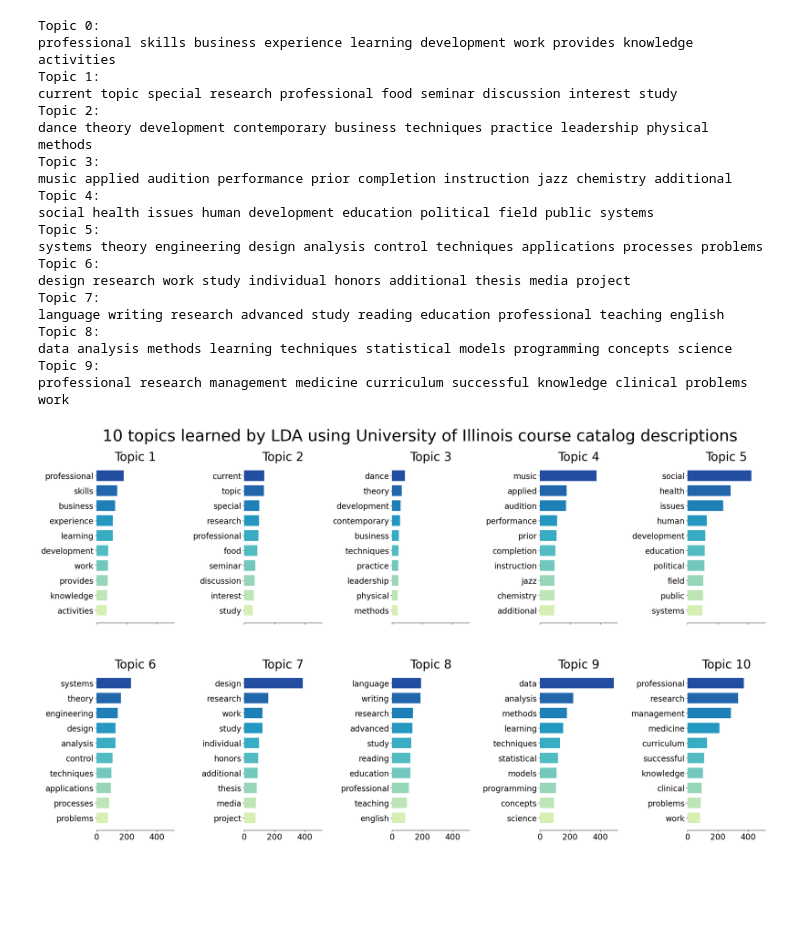
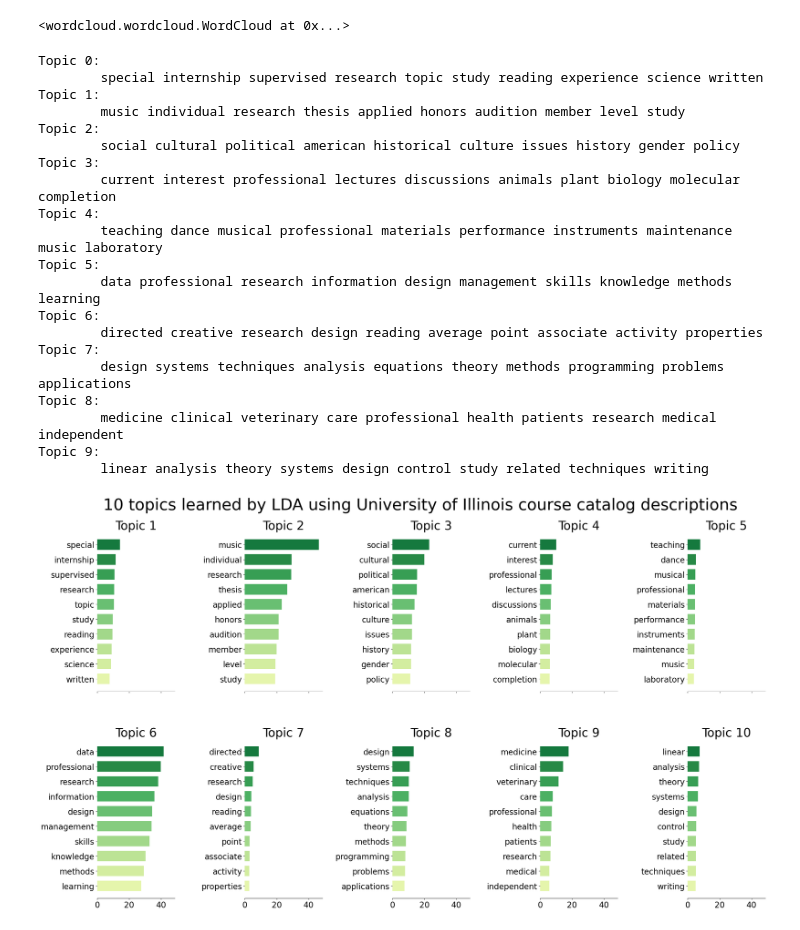
Before and after one commit to hivesew/Latent-Dirichlet-Allocation, a Jupyter notebook: LDA.ipynb, the cells around one changed output. Saved outputs shown, nothing was run; the diff lists cells and outputs as text; code cells hidden in the pictures; blank space fills up the shorter version.

```diff
--- a/LDA.ipynb
+++ b/LDA.ipynb
@@ -31,15 +31,16 @@ catalog_stopwords = stopwords.words('english')
 catalog_stopwords.extend(['see', 'prerequisite', 'hour', 'hours', 'freshman', 'sophomore', 'junior', 'senior', 'standing', 'credit', 'consent', 'equivalent', 'undergraduate', 'graduate', \
                            'may', 'taken', 'course', 'courses', 'students', 'student', 'topics', 'include', 'includes', 'including', 'introduction', 'repeated', 'intended', \
                             'su', 'eps', 'instructor', 'section', 'one', 'vary', 'maximum', 'degree', 'program', 'department', 'register', 'per', 'term', 'terms', 'registration', \
-                            'completed', 'concurrently', 'enrolled', 'enrollment', 'approved', 'letter', 'grading', 'major', 'majors', 'fees', 'apply', 'illinois', 'andor', \
+                            'completed', 'concurrently', 'enrolled', 'enrollment', 'approved', 'letter', 'grading', 'major', 'majors', 'fees', 'apply', 'illinois', 'andor', 'passing' \
                             'summer', 'carle', 'concurrent', 'class', 'week', 'semester', 'semesters', 'required', 'using', 'examine', 'examines', 'restricted', 'phase', 'separate', \
-                            'use', 'departmental', 'approval', 'offered', 'years', 'college', 'must', 'given', 'faculty', 'new', 'prerequisites', 'areas', 'offerings', 'schedule', 'level'])
+                            'use', 'departmental', 'approval', 'offered', 'years', 'college', 'must', 'given', 'faculty', 'new', 'prerequisites', 'areas', 'offerings', 'schedule', \
+                            'part' 'level', 'continuation', 'toward', 'whose', 'additional', 'gpa', 'degrees', 'enables', 'identical', 'except', 'curriculum'])
 # should add each subject as a stopword since they are mentioned in the descriptions
 for subject in df['Subject'].unique():
     catalog_stopwords.append(subject.lower())
 # show stopwords
-print(catalog_stopwords)
-df.head(10)
+# print(catalog_stopwords)
+# df.head(10)
 # %%
 
 def remove_stopwords(description):
@@ -66,6 +64,8 @@ from wordcloud import WordCloud
 long_string = ' '.join(df['Description'])
 wordcloud = WordCloud(width=2000, height=1400, background_color='white').generate(long_string)
 wordcloud.to_file('wordcloud.png')
+# %% [output]
+<wordcloud.wordcloud.WordCloud at 0x...>
 # %%
 from sklearn.feature_extraction.text import CountVectorizer
 from sklearn.feature_extraction.text import TfidfVectorizer
@@ -74,71 +74,71 @@ from sklearn.decomposition import LatentDirichletAllocation
 # Latent Dirichlet Allocation (LDA) Model using scikit-learn
 data = pd.read_csv('./cleaned-catalog.csv')
 # Create a CountVectorizer for LDA
-count_vectorizer = CountVectorizer(stop_words=catalog_stopwords, max_df=0.95, min_df=2)
-count_data = count_vectorizer.fit_transform(data['Description'])
+vectorizer = TfidfVectorizer(stop_words=catalog_stopwords, max_df=0.95, min_df=2)
+count_data = vectorizer.fit_transform(data['Description'])
 
 n_topics = 10
-lda = LatentDirichletAllocation(n_components=n_topics, random_state=1000)
+lda = LatentDirichletAllocation(n_components=n_topics, random_state=0)
 lda.fit(count_data)
 
 def display_topics(model, feature_names, no_top_words):
     for topic_idx, topic in enumerate(model.components_):
         print("Topic %d:" % (topic_idx))
-        print(" ".join([feature_names[i] for i in topic.argsort()[:-no_top_words - 1:-1]]))
+        print("\t" + " ".join([feature_names[i] for i in topic.argsort()[:-no_top_words - 1:-1]]))
 
 no_top_words = 10
-display_topics(lda, count_vectorizer.get_feature_names_out(), no_top_words)
+display_topics(lda, vectorizer.get_feature_names_out(), no_top_words)
 # %% [output]
 Topic 0:
-professional skills business experience learning development work provides knowledge activities
+        special internship supervised research topic study reading experience science written
 Topic 1:
-current topic special research professional food seminar discussion interest study
+        music individual research thesis applied honors audition member level study
 Topic 2:
-dance theory development contemporary business techniques practice leadership physical methods
+        social cultural political american historical culture issues history gender policy
 Topic 3:
-music applied audition performance prior completion instruction jazz chemistry additional
+        current interest professional lectures discussions animals plant biology molecular completion
 Topic 4:
-social health issues human development education political field public systems
+        teaching dance musical professional materials performance instruments maintenance music laboratory
 Topic 5:
-systems theory engineering design analysis control techniques applications processes problems
+        data professional research information design management skills knowledge methods learning
 Topic 6:
-design research work study individual honors additional thesis media project
+        directed creative research design reading average point associate activity properties
 Topic 7:
-language writing research advanced study reading education professional teaching english
+        design systems techniques analysis equations theory methods programming problems applications
 Topic 8:
-data analysis methods learning techniques statistical models programming concepts science
+        medicine clinical veterinary care professional health patients research medical independent
 Topic 9:
-professional research management medicine curriculum successful knowledge clinical problems work
+        linear analysis theory systems design control study related techniques writing
 # %%
 import matplotlib.pyplot as plt
 import numpy as np
 import random
-colormaps = ['Greys', 'Purples', 'Blues', 'Greens', 'Oranges', 'Reds', 'YlOrBr', 'YlOrRd', 'OrRd', 'PuRd', 'RdPu', 'BuPu','GnBu', 'PuBu', 'YlGnBu', 'PuBuGn', 'BuGn', 'YlGn']
+colormaps = ['plasma', 'Greys', 'Purples', 'Blues', 'Greens', 'Oranges', 'Reds', 'YlOrBr', 'YlOrRd', 'OrRd', 'PuRd', 'RdPu', 'BuPu','GnBu', 'PuBu', 'YlGnBu', 'PuBuGn', 'BuGn', 'YlGn']
 
 def plot_top_words(model, feature_names, n_top_words, title):
     fig, axes = plt.subplots(2, 5, figsize=(30, 15), sharex=True)
     axes = axes.flatten()
     color = random.choice(colormaps)
     colors = plt.get_cmap(color)(np.linspace(0.2, 0.8, n_top_words))
     # reverse the color map so that the first topic is the darkest
     # colors = colors[::-1]
 
     for topic_idx, topic in enumerate(model.components_):
         top_features_ind = topic.argsort()[-n_top_words:]
         top_features = feature_names[top_features_ind]
         weights = topic[top_features_ind]
 
         ax = axes[topic_idx]
         ax.barh(top_features, weights, height=0.7, color=colors)  # Specify the colors for each bar
         ax.set_title(f"Topic {topic_idx +1}", fontdict={"fontsize": 30})
         ax.tick_params(axis="both", which="major", labelsize=20)
         for i in "top right left".split():
             ax.spines[i].set_visible(False)
         fig.suptitle(title, fontsize=40)
 
     plt.subplots_adjust(top=0.90, bottom=0.05, wspace=0.90, hspace=0.3)
     plt.show()
 
-plot_top_words(lda, count_vectorizer.get_feature_names_out(), no_top_words, f'{no_top_words} topics learned by LDA using University of Illinois course catalog descriptions')
+plot_top_words(lda, vectorizer.get_feature_names_out(), no_top_words, f'{no_top_words} topics learned by LDA using University of Illinois course catalog descriptions')
 # %% [output]
-[figure, old version]
+[figure, new version]
```
Also changed, not shown: parts of 4 cells of this notebook, 14 other files.
